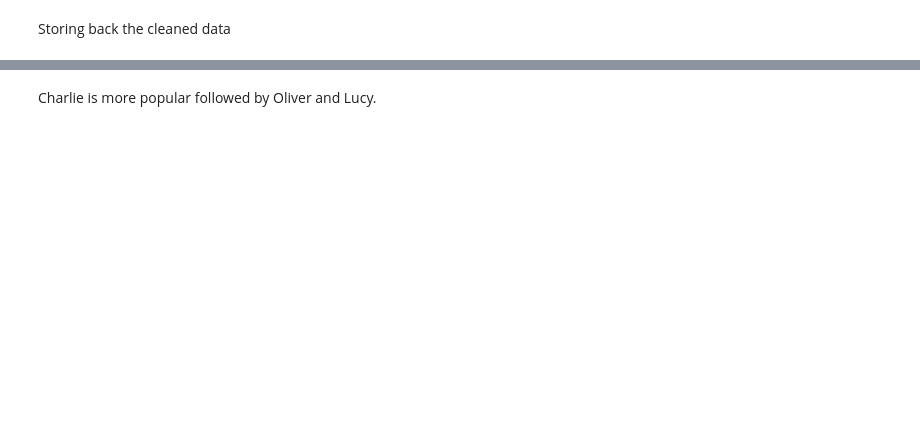
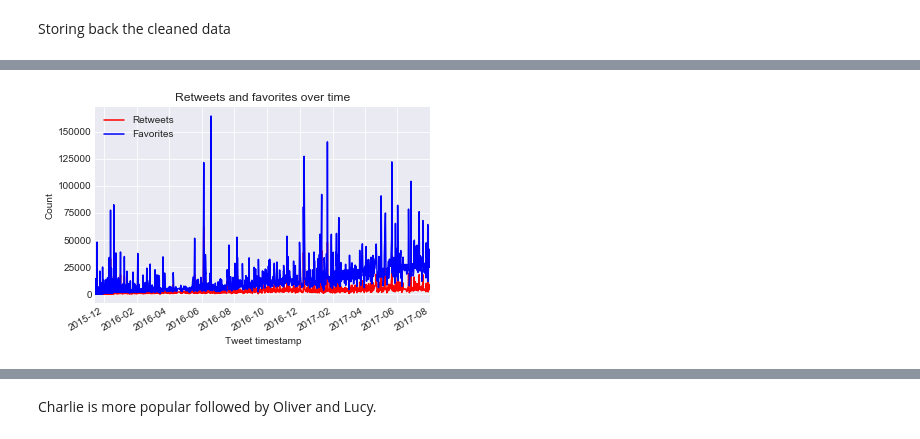
Before and after one commit to namrathareddy/WeLoveDog-DataWrangling, a Jupyter notebook: wrangle_act.ipynb, the cells around one changed output, grey strips where cells are left out. Drawn from its saved outputs; the diff is of its cells as text; code cells hidden in the pictures; blank space fills up the shorter version.

```diff
--- a/wrangle_act.ipynb
+++ b/wrangle_act.ipynb
@@ -576 +775,12 @@ new_dataframe['ratio_numerator'] = new_dataframe['rating_numerator']/new_datafra
+# %%
+#plotting retweet and favorite count versus time
+new_dataframe['retweet_count'].plot(color = 'red', label='Retweets')
+new_dataframe['favorite_count'].plot(color = 'blue', label='Favorites')
+plt.legend(loc='upper left')
+plt.xlabel('Tweet timestamp')
+plt.ylabel('Count')
+plt.title('Retweets and favorites over time')
+plt.show()
+# %% [output]
+[figure, added]
 # %%
```
Also changed, not shown: parts of 67 cells of this notebook, 2 other files.
